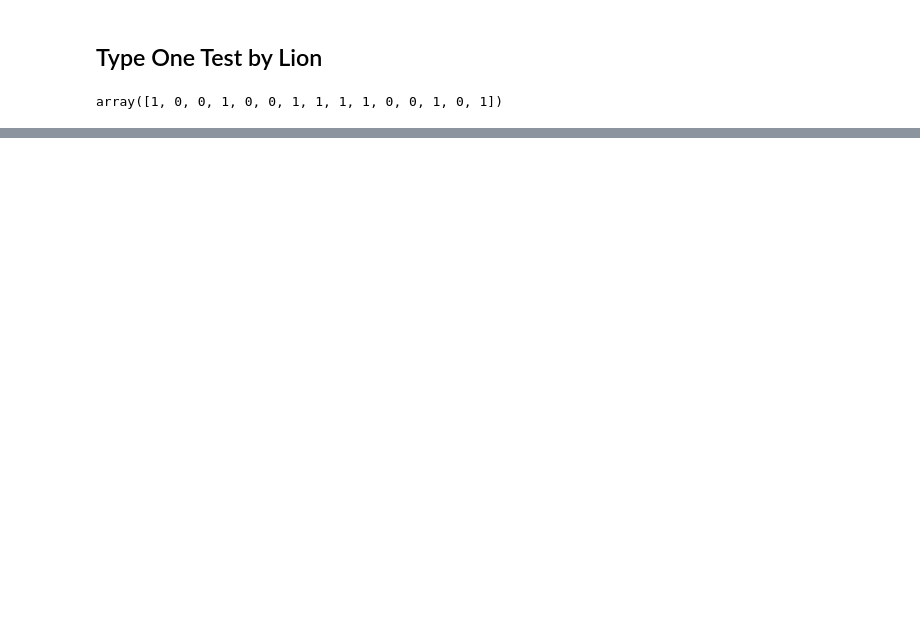
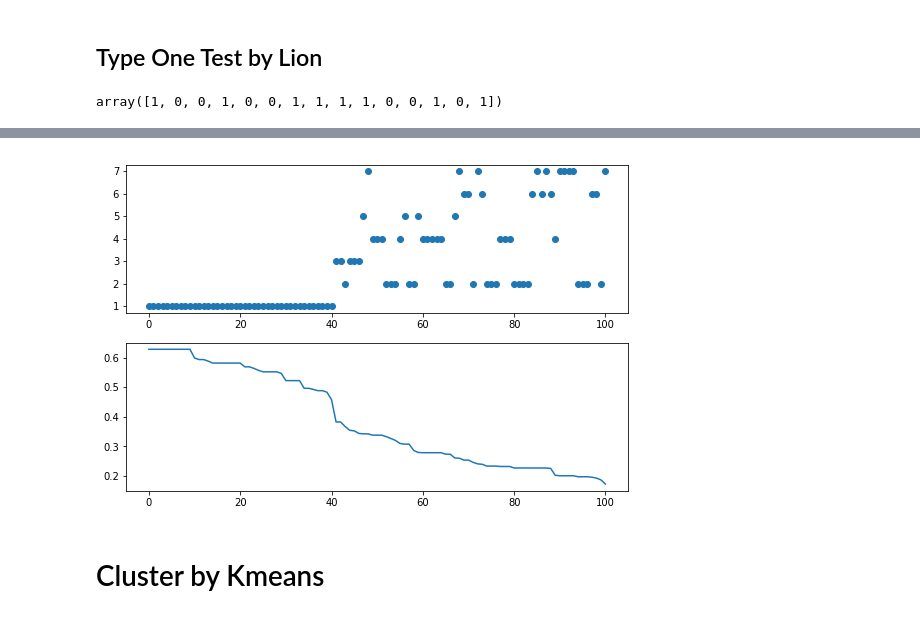
Before and after one commit to djfire1296/Classification_Research, a Jupyter notebook: Classification_Animals.ipynb, the cells around one changed output, grey strips where cells are left out. Drawn from its saved outputs; the diff is of its cells as text; code cells hidden in the pictures; blank space fills up the shorter version.

```diff
--- a/Classification_Animals.ipynb
+++ b/Classification_Animals.ipynb
@@ -187,6 +207,3 @@ piranha_targetdata
 array([0, 0, 1, 0, 0, 1, 1, 1, 1, 0, 0, 1, 1, 0, 0])
 # %%
 piranha_rsl = relation_score_list(piranha_targetdata)
-# %%
-for i, x in enumerate(piranha_rsl):
-    print "{}. {}: {}".format(i+1, x[0], x[1])
@@ -218,8 +234,8 @@ plt.show()
 # %% [markdown]
 <h2> Type One Test by Lion </h2>
 # %%
-lion_target = txtRDD.filter(lambda x: 'lion' in x).first()
-lion_targetdata = np.array([int(x) for i, x in enumerate(lion_target.split(',')) if i not in [0, 13, 17]])
+lion_target = txtRDD.filter(lambda x: 'lion' in x[0]).first()
+lion_targetdata = np.array([int(x) for i, x in enumerate(lion_target) if i not in [0, 13, 17]])
 lion_targetdata
 # %% [output]
 array([1, 0, 0, 1, 0, 0, 1, 1, 1, 1, 0, 0, 1, 0, 1])
@@ -255,0 +264,6 @@ plt.show()
+# %%
+plot_relation_distribution(lion_rsl)
+# %% [output]
+[figure, added]
+# %% [markdown]
+<h1> Cluster by Kmeans </h1>
```
Also changed, not shown: parts of 30 cells of this notebook.
